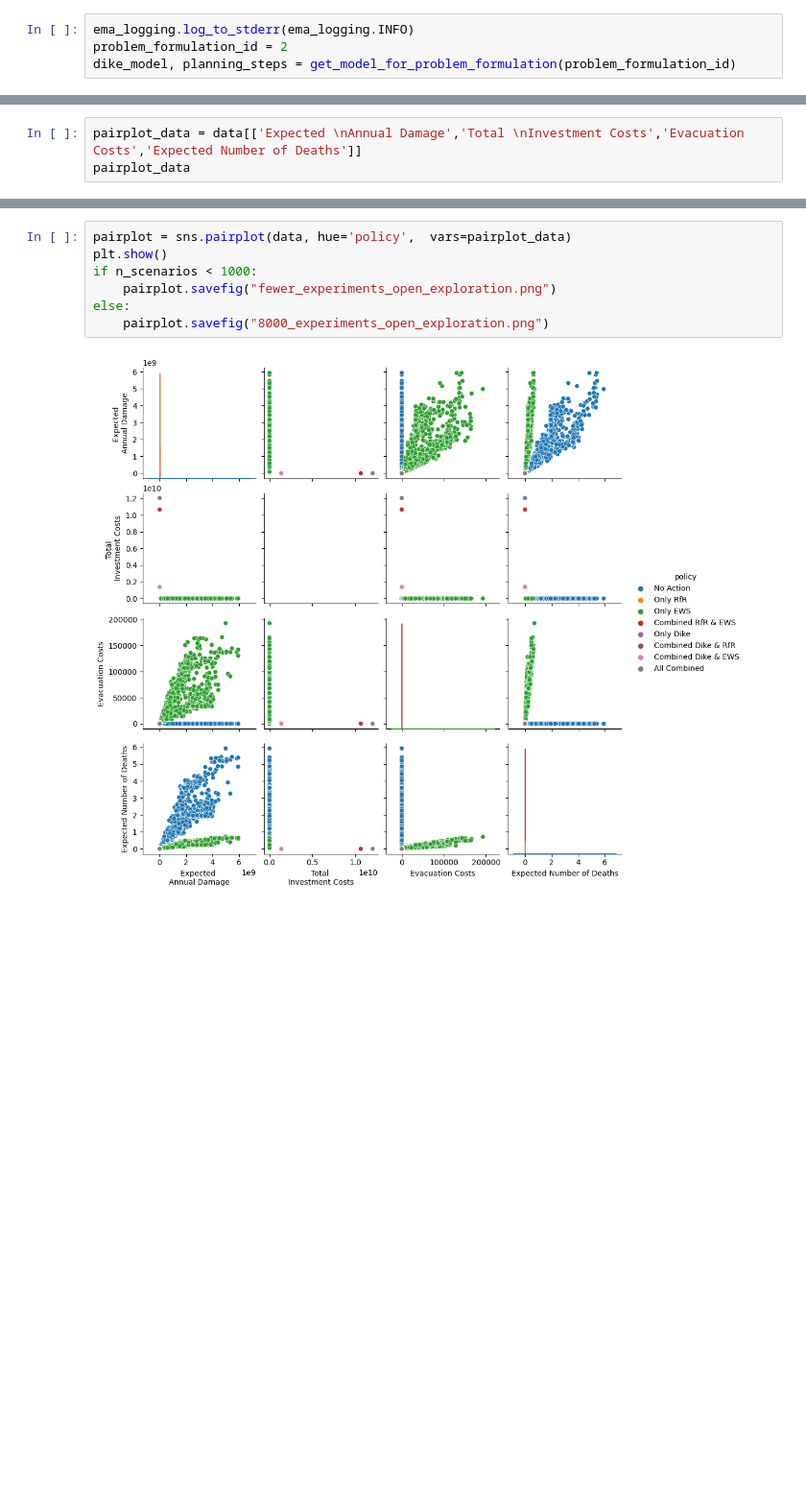
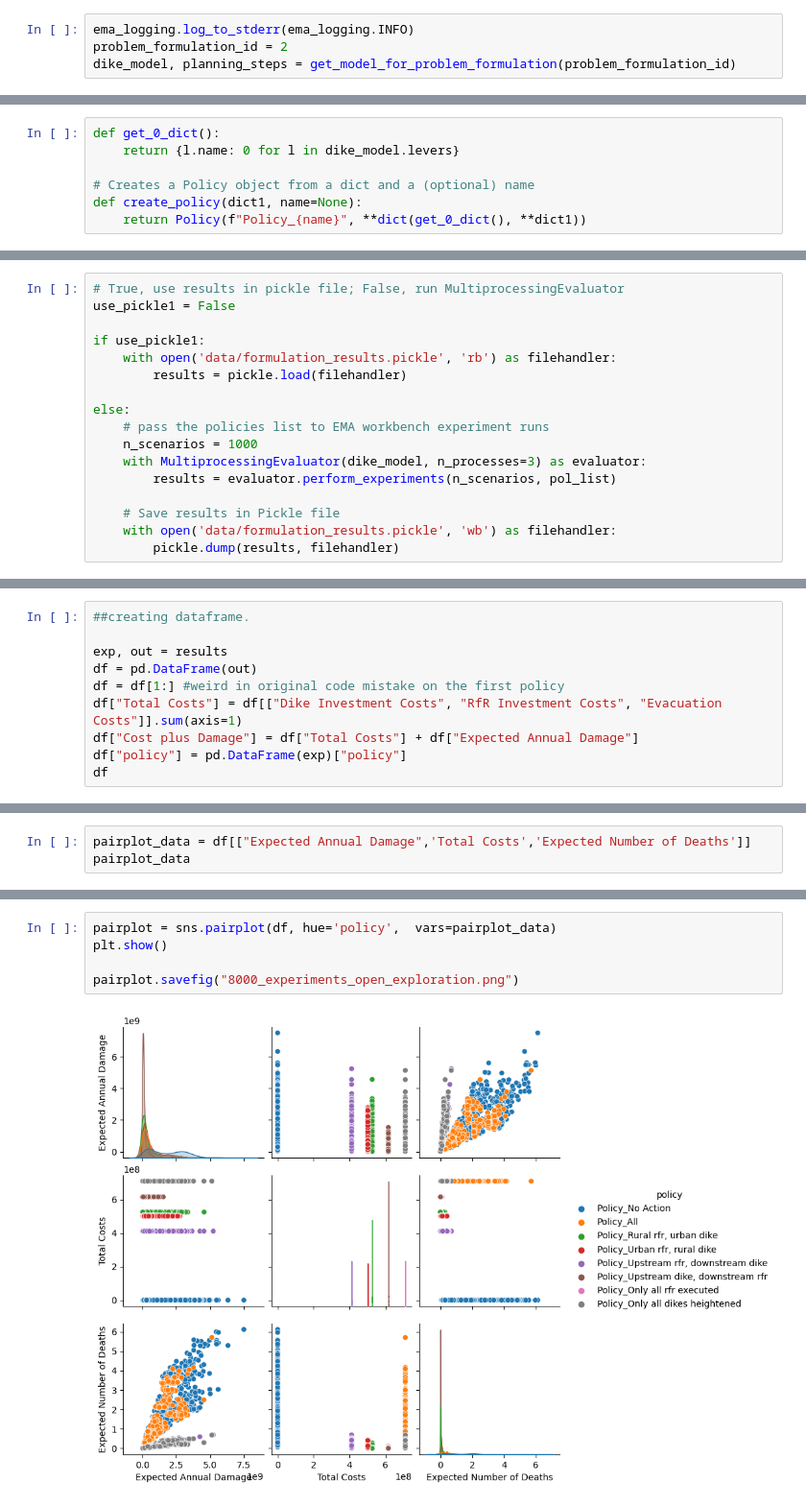
Before and after one commit to EwoutH/modelbased-g13, a Jupyter notebook: Open exploration Group 13_v2.ipynb, the cells around one changed output, grey strips where cells are left out. Shown at 96% size. Cells and saved outputs as stored; diff of their text form; blank space fills up the shorter version.

Commit message:
open exploration af
8 policies, waarvan enkele niet goed zichtbaar zijn...

```diff
--- a/Open exploration Group 13_v2.ipynb
+++ b/Open exploration Group 13_v2.ipynb
@@ -158,0 +20,7 @@ data
+# %%
+def get_0_dict():
+    return {l.name: 0 for l in dike_model.levers}
+
+# Creates a Policy object from a dict and a (optional) name
+def create_policy(dict1, name=None):
+    return Policy(f"Policy_{name}", **dict(get_0_dict(), **dict1))
@@ -158,0 +165,17 @@ data
+# %%
+# True, use results in pickle file; False, run MultiprocessingEvaluator
+use_pickle1 = False
+
+if use_pickle1:
+    with open('data/formulation_results.pickle', 'rb') as filehandler:
+        results = pickle.load(filehandler)
+
+else:
+    # pass the policies list to EMA workbench experiment runs
+    n_scenarios = 1000
+    with MultiprocessingEvaluator(dike_model, n_processes=3) as evaluator:
+        results = evaluator.perform_experiments(n_scenarios, pol_list)
+
+    # Save results in Pickle file
+    with open('data/formulation_results.pickle', 'wb') as filehandler:
+        pickle.dump(results, filehandler)
@@ -158,0 +201,10 @@ data
+# %%
+##creating dataframe.
+
+exp, out = results
+df = pd.DataFrame(out)
+df = df[1:] #weird in original code mistake on the first policy
+df["Total Costs"] = df[["Dike Investment Costs", "RfR Investment Costs", "Evacuation Costs"]].sum(axis=1)
+df["Cost plus Damage"] = df["Total Costs"] + df["Expected Annual Damage"]
+df["policy"] = pd.DataFrame(exp)["policy"]
+df
@@ -159,4 +225,4 @@ data
 # %%
-pairplot_data = data[['Expected \nAnnual Damage','Total \nInvestment Costs','Evacuation Costs','Expected Number of Deaths']]
+pairplot_data = df[["Expected Annual Damage",'Total Costs','Expected Number of Deaths']]
 pairplot_data
 # %% [output]
@@ -180,9 +242,7 @@ n_scenarios
 # %%
-pairplot = sns.pairplot(data, hue='policy',  vars=pairplot_data)
+pairplot = sns.pairplot(df, hue='policy',  vars=pairplot_data)
 plt.show()
-if n_scenarios < 1000:
-    pairplot.savefig("fewer_experiments_open_exploration.png")
-else:
-    pairplot.savefig("8000_experiments_open_exploration.png")
+
+pairplot.savefig("8000_experiments_open_exploration.png")
 # %% [output]
-[figure, old version]
+[figure, new version]
```
Also changed, not shown: parts of 19 cells of this notebook, 4 other files.
